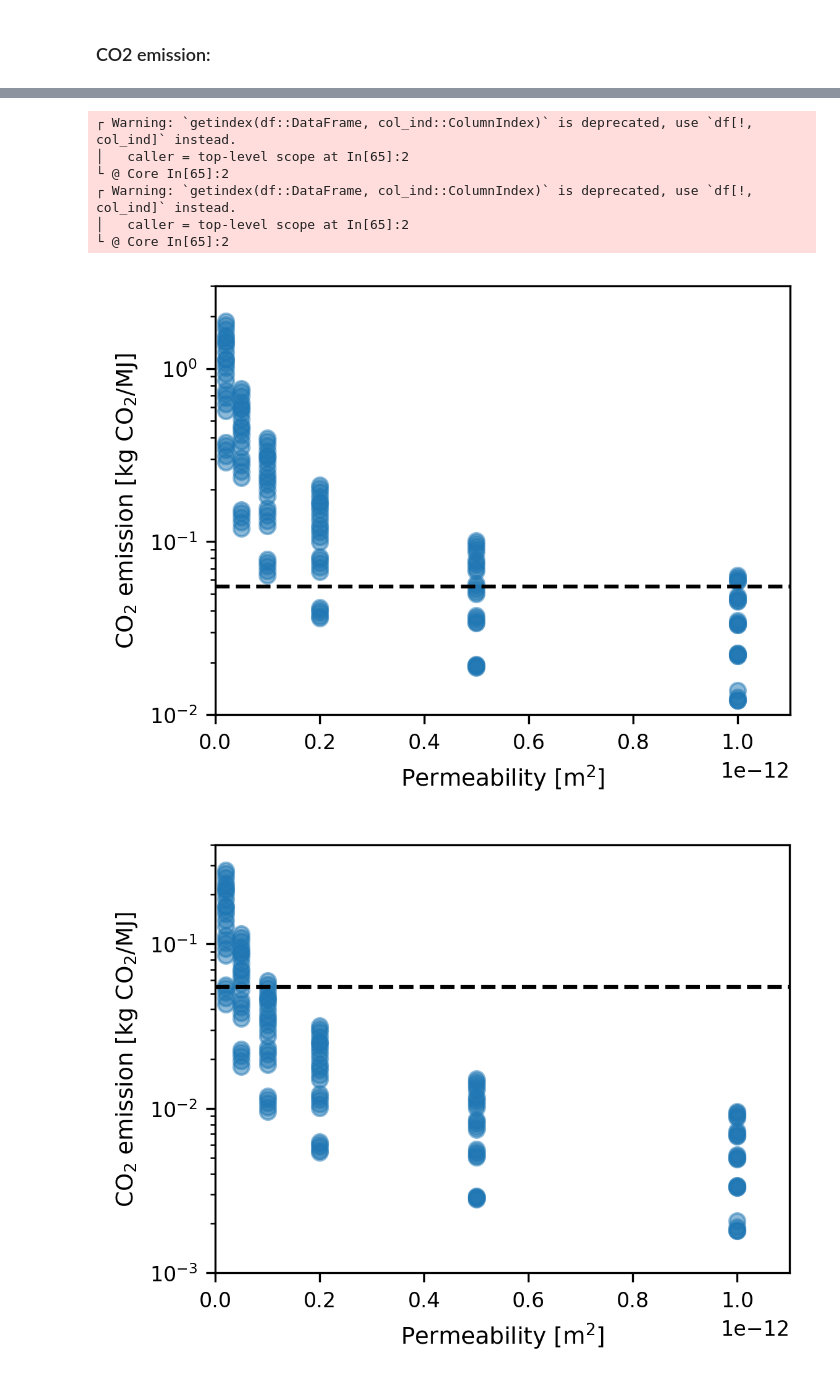
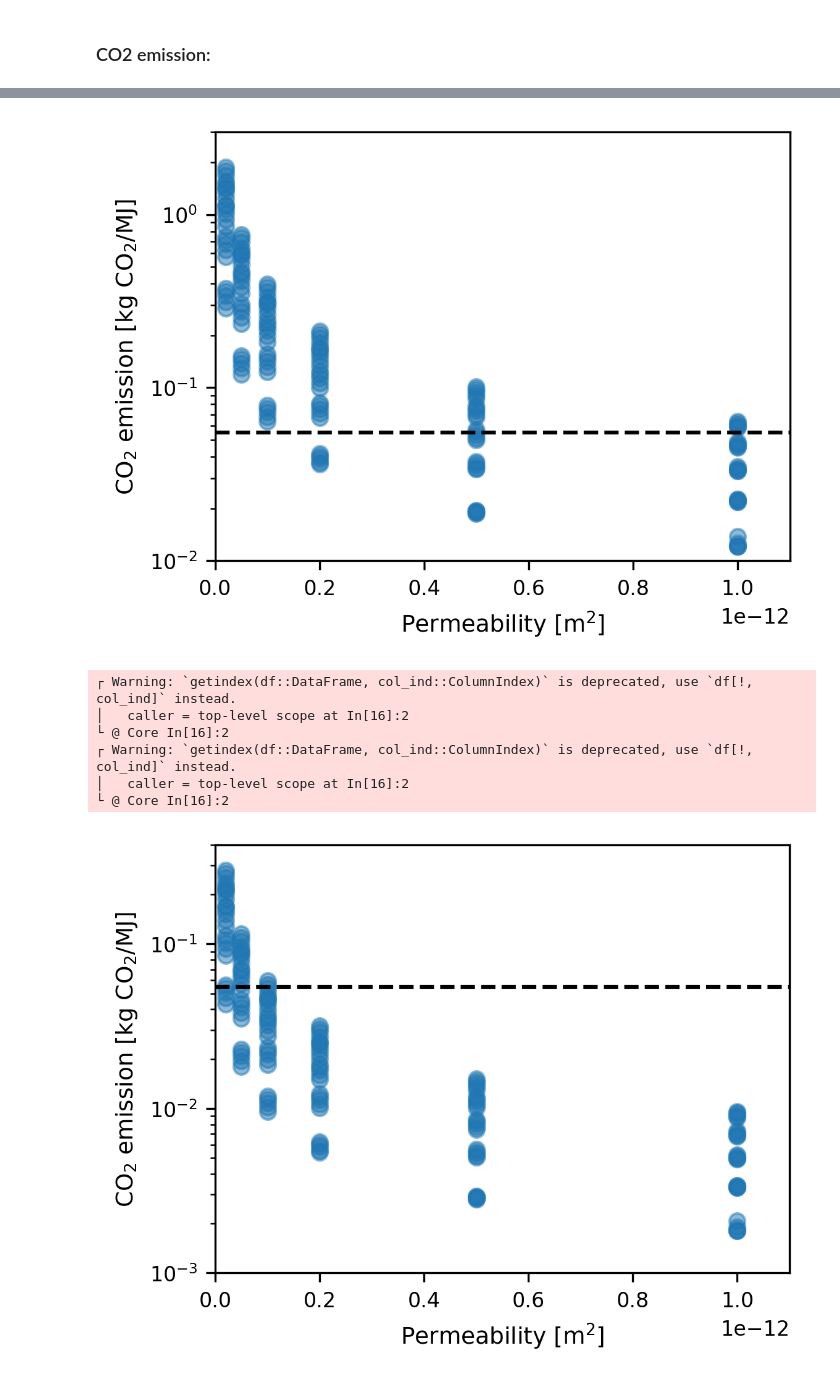
Before and after one commit to simulkade/geothermal, a Jupyter notebook: data_analysis_results.ipynb, the cells around one changed output, grey strips where cells are left out. Cells and saved outputs as stored; diff of their text form; code cells hidden in the pictures.

```diff
--- a/data_analysis_results.ipynb
+++ b/data_analysis_results.ipynb
@@ -292,19 +305,19 @@ savefig("figs/CO2_emission_flow.png")
 # %%
 figure(figsize=(4,3))
 semilogy(df_geo[:k_m2], df_geo[:c_CO2], alpha = 0.5, "o")
 semilogy([0, 1.1e-12], [em_gas, em_gas]*1e3, "--k")
 xlabel("Permeability [m\$^2\$]")
 ylabel("CO\$_2\$ emission [kg CO\$_2\$/MJ]")
 axis([0, 1.1e-12, 1e-2, 3])
-savefig("figs/CO2_emission_perm.png")
+savefig("figs/CO2_emission_full_perm.png")
 # %% [output]
+[figure]
 ┌ Warning: `getindex(df::DataFrame, col_ind::ColumnIndex)` is deprecated, use `df[!, col_ind]` instead.
-│   caller = top-level scope at In[65]:2
-└ @ Core In[65]:2
+│   caller = top-level scope at In[16]:2
+└ @ Core In[16]:2
 ┌ Warning: `getindex(df::DataFrame, col_ind::ColumnIndex)` is deprecated, use `df[!, col_ind]` instead.
-│   caller = top-level scope at In[65]:2
-└ @ Core In[65]:2
+│   caller = top-level scope at In[16]:2
+└ @ Core In[16]:2
-[figure]
 # %%
 figure(figsize=(4,3))
 semilogy(df_geo[:k_m2], df_geo[:c_CO2]*0.15, alpha = 0.5, "o")
```
Also changed, not shown: parts of 8 cells of this notebook, 12 other files.
